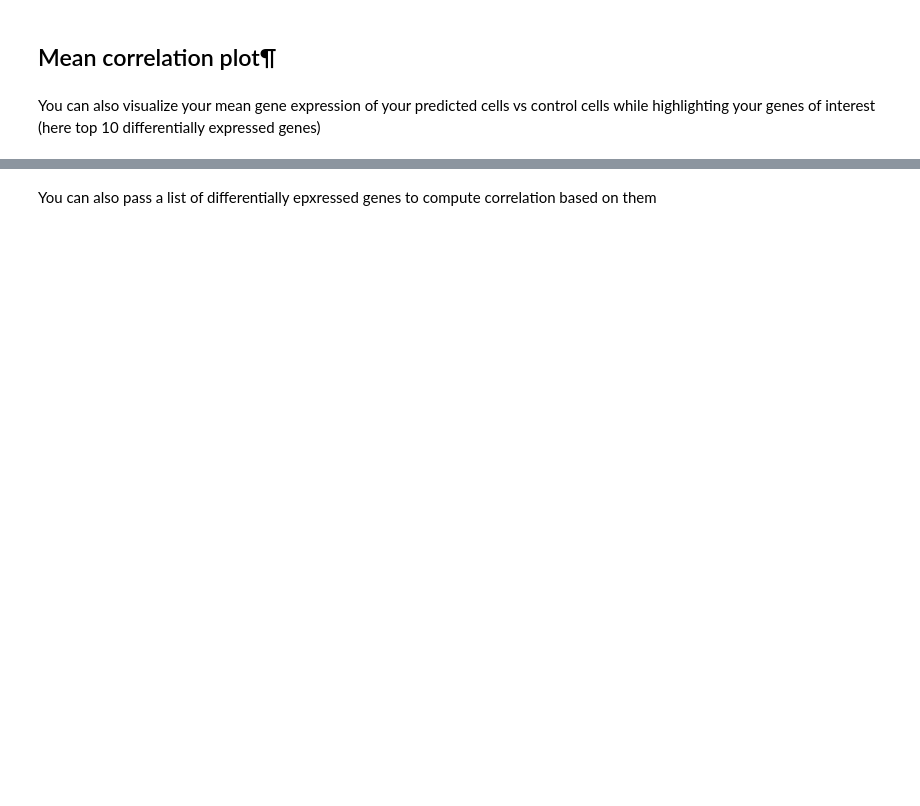
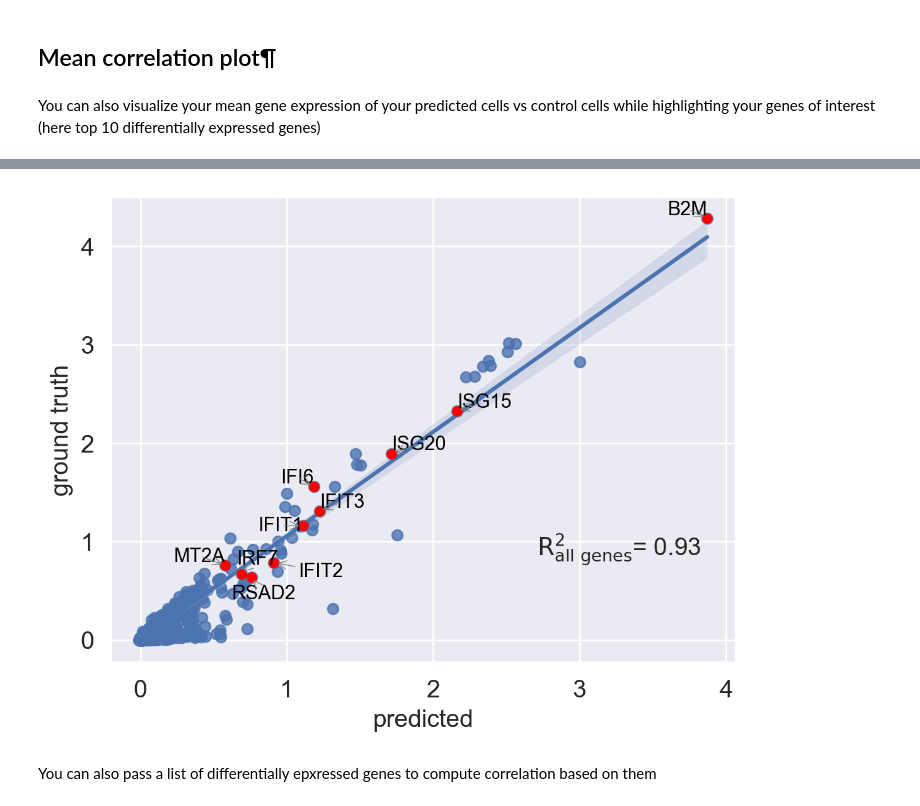
Before and after one commit to danorel/vaegen, a Jupyter notebook: scGen+VAE.ipynb, the cells around one changed output, grey strips where cells are left out. Cells and saved outputs as stored; diff of their text form; code cells hidden in the pictures; blank space fills up the shorter version.

```diff
--- a/scGen+VAE.ipynb
+++ b/scGen+VAE.ipynb
@@ -424,13 +435,15 @@ print(diff_genes)
 # %%
 r2_value = model.reg_mean_plot(
     eval_adata,
     axis_keys={"x": "pred", "y": "stimulated"},
     gene_list=diff_genes[:10],
     labels={"x": "predicted", "y": "ground truth"},
-    path_to_save="./reg_mean1.pdf",
+    path_to_save="figures/reg_mean1.pdf",
     show=True,
     legend=False
 )
+# %% [output]
+[figure, added]
 # %% [markdown]
 You can also pass a list of differentially epxressed genes to compute correlation based on them
 # %%
```
Also changed, not shown: parts of 14 cells of this notebook, 2 other files.
